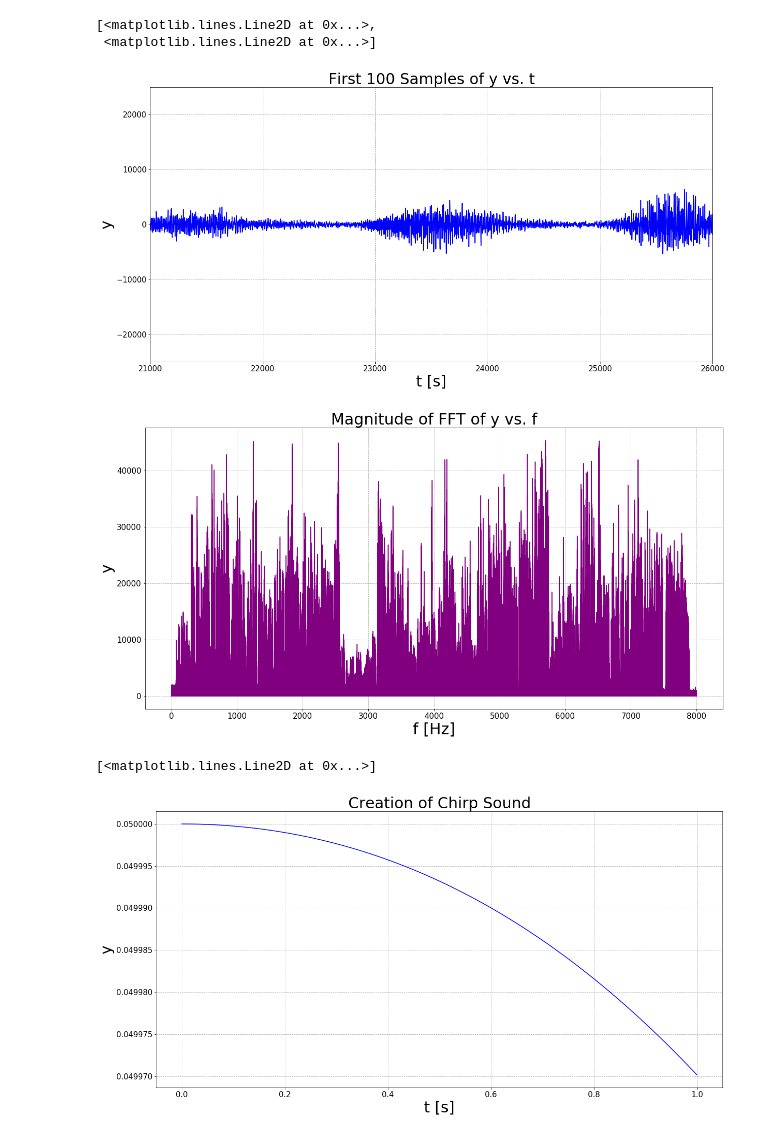
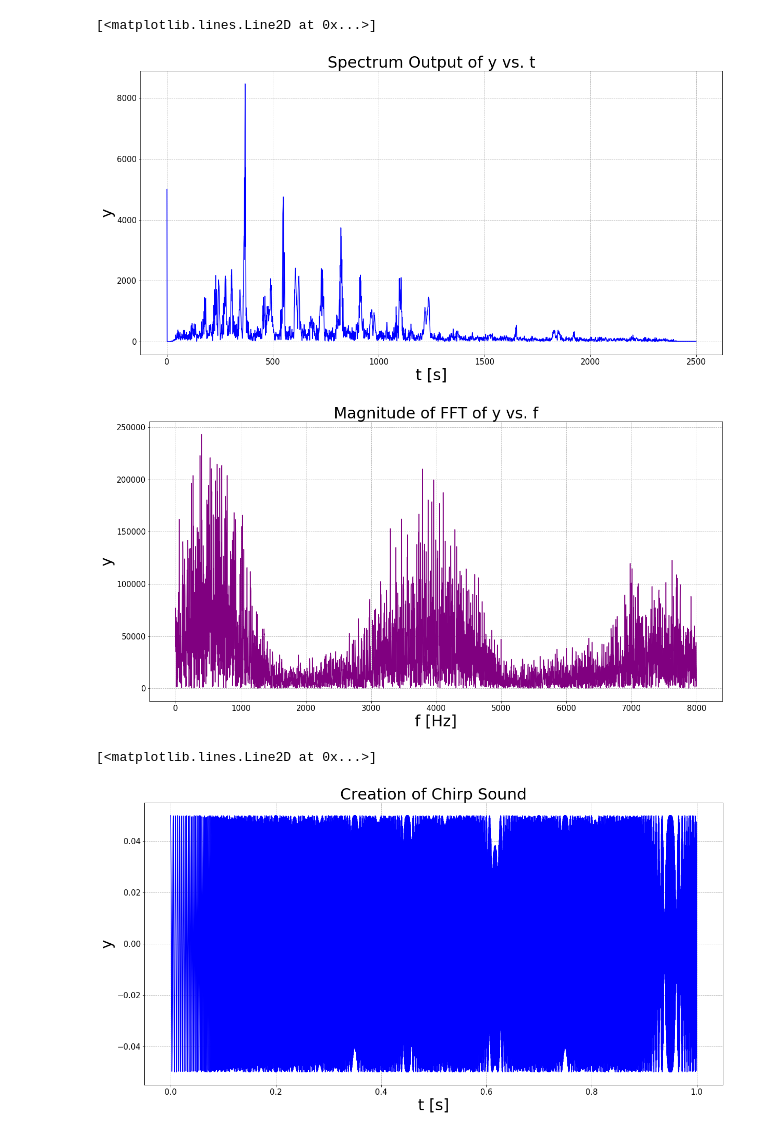
Before and after one commit to paolo-torres/Jupyter-Notebook, a Jupyter notebook: Fourier.ipynb, the cells around one changed output. Drawn from its saved outputs; the diff is of its cells as text; code cells hidden in the pictures.

```diff
--- a/Fourier.ipynb
+++ b/Fourier.ipynb
@@ -67,17 +64,22 @@ from scipy.io import wavfile as wav
 
 rate, data = wav.read('Downloads/soundfile_8k.wav')
 
+# Source: https://stackoverflow.com/questions/23377665/python-scipy-fft-wav-files
+a = data.T[0]
+b=[(ele/2**8.)*2-1 for ele in a]
+snippet = b[21000:26000]
+c = np.fft.fft(snippet)
+d = int(len(c)/2)
 plt.figure(figsize=(20,10))
-plt.title("First 100 Samples of y vs. t", fontsize=30)
+plt.title("Spectrum Output of y vs. t", fontsize=30)
 plt.xlabel('t [s]', fontsize=30)
 plt.ylabel("y", fontsize=30)
 plt.xticks(fontsize=15)
 plt.yticks(fontsize=15)
-plt.xlim(21000, 26000)
 plt.grid(linestyle='dashed')
-plt.plot(data, color='blue')
+plt.plot(abs(c[:(d-1)]), color='blue')
 
-data = np.fft.fft(data)
+data = np.fft.fft(c)
 mag = np.absolute(data)
 f = np.arange(0, 8000, 8000/(len(data)))
 plt.figure(figsize=(20,10))
@@ -89,41 +91,41 @@ plt.yticks(fontsize=15)
 plt.grid(linestyle='dashed')
 plt.plot(f, mag, color='purple')
 
-# This part of the file most closely resembles the vowel sound "hood"
+# This part of the file most closely resembles the vowel sound "who'd"
 # %% [output]
-[<matplotlib.lines.Line2D at 0x...>,
- <matplotlib.lines.Line2D at 0x...>]
+[<matplotlib.lines.Line2D at 0x...>]
-[figure, old version]
+[figure, new version]
-[figure, old version]
+[figure, new version]
 # %%
 # D. Creation of Chirp Sound
 
 # Import the required modules
 import matplotlib.pyplot as plt
 import numpy as np
 
 # Command to plot the figures inline in Jupyter environment
 %matplotlib inline
 
 t = np.arange(0, 1, 1/8000)
-f = np.arange(1/200, (1/200)+(1/2000), 1/16000000)
 y = []
 
 for i in range(len(t)):
-    value = (1/20)*np.cos(2*np.pi*f[i]*t[i])
+    time = t[i]
+    freq = 200+(2000*time)
+    value = (1/20)*np.cos(2*np.pi*freq*time)
     y.append(value)
 
 plt.figure(figsize=(20,10))
 plt.title("Creation of Chirp Sound", fontsize=30)
 plt.xlabel('t [s]', fontsize=30)
 plt.ylabel("y", fontsize=30)
 plt.xticks(fontsize=15)
 plt.yticks(fontsize=15)
 plt.grid(linestyle='dashed')
 plt.plot(t, y, color='blue')
 # %% [output]
 [<matplotlib.lines.Line2D at 0x...>]
-[figure, old version]
+[figure, new version]
 # %%
 # Import the required modules
 import matplotlib.pyplot as plt
```
Also changed, not shown: parts of 2 cells of this notebook.
